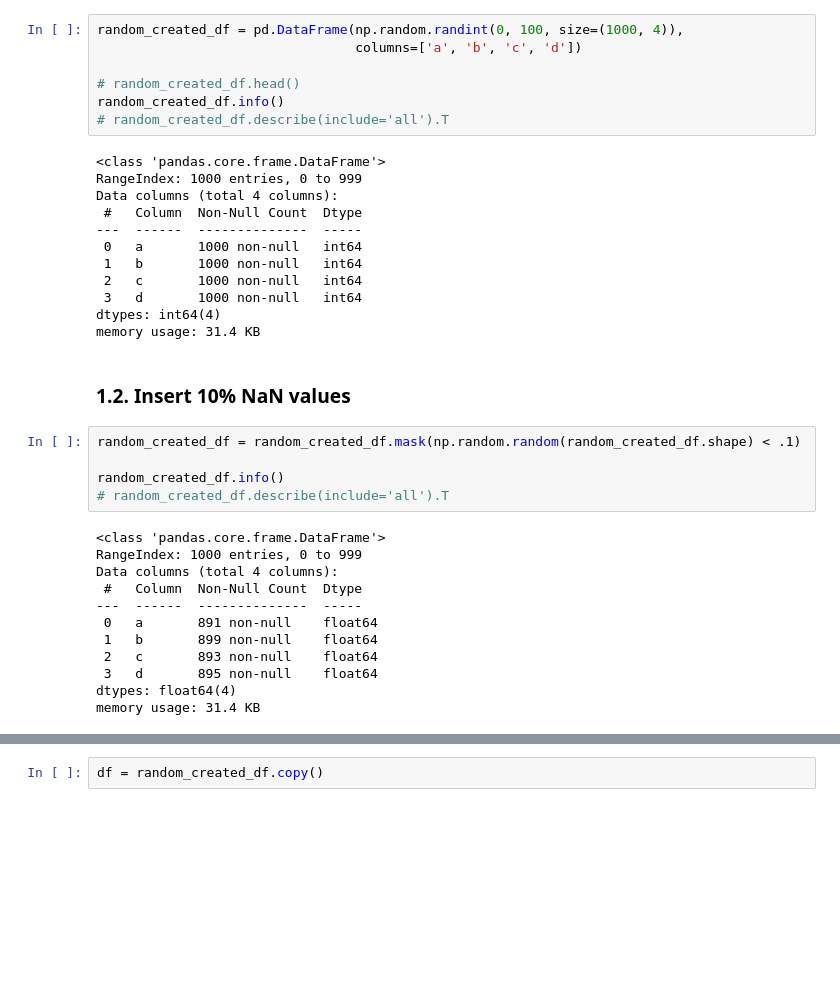
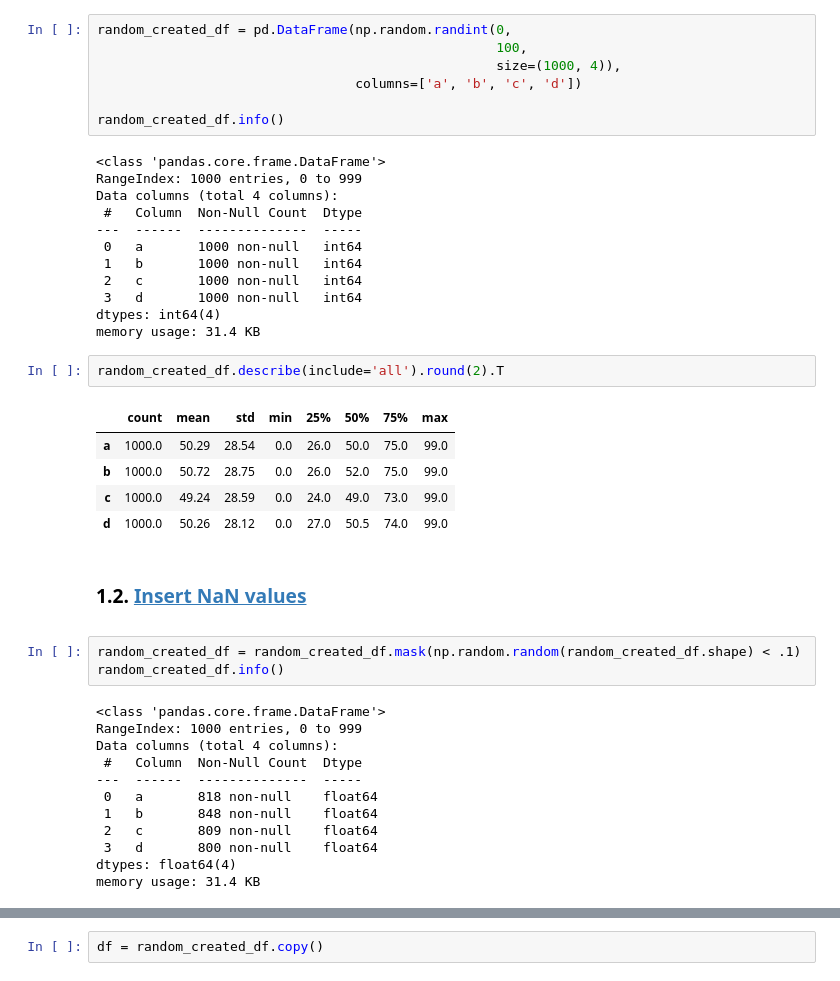
Before and after one commit to sqrt495/tips-and-tricks, a Jupyter notebook: Advanced_Pandas.ipynb, the cells around one changed output, grey strips where cells are left out. Saved outputs shown, nothing was run; the diff lists cells and outputs as text; blank space fills up the shorter version.

Commit message:
up pandas

```diff
--- a/Advanced_Pandas.ipynb
+++ b/Advanced_Pandas.ipynb
@@ -90,10 +75,10 @@ print(yesterday_bd)
 # %%
-random_created_df = pd.DataFrame(np.random.randint(0, 100, size=(1000, 4)),
+random_created_df = pd.DataFrame(np.random.randint(0,
+                                                   100,
+                                                   size=(1000, 4)),
                                  columns=['a', 'b', 'c', 'd'])
 
-# random_created_df.head()
 random_created_df.info()
-# random_created_df.describe(include='all').T
 # %% [output]
 <class 'pandas.core.frame.DataFrame'>
 RangeIndex: 1000 entries, 0 to 999
@@ -106,22 +91,29 @@ Data columns (total 4 columns):
  3   d       1000 non-null   int64
 dtypes: int64(4)
 memory usage: 31.4 KB
-# %% [markdown]
-### 1.2. Insert 10% NaN values
+# %%
+random_created_df.describe(include='all').round(2).T
+# %% [output]
+|  | count | mean | std | min | 25% | 50% | 75% | max |
+| a | 1000.0 | 50.29 | 28.54 | 0.0 | 26.0 | 50.0 | 75.0 | 99.0 |
+| b | 1000.0 | 50.72 | 28.75 | 0.0 | 26.0 | 52.0 | 75.0 | 99.0 |
+| c | 1000.0 | 49.24 | 28.59 | 0.0 | 24.0 | 49.0 | 73.0 | 99.0 |
+| d | 1000.0 | 50.26 | 28.12 | 0.0 | 27.0 | 50.5 | 74.0 | 99.0 |
+# %% [markdown]
+### 1.2. [Insert NaN values](https://stackoverflow.com/questions/39059032/randomly-insert-nas-values-in-a-pandas-dataframe)
+<a class="anchor" id="synth_nan"></a>
 # %%
 random_created_df = random_created_df.mask(np.random.random(random_created_df.shape) < .1)
-
 random_created_df.info()
-# random_created_df.describe(include='all').T
 # %% [output]
 <class 'pandas.core.frame.DataFrame'>
 RangeIndex: 1000 entries, 0 to 999
 Data columns (total 4 columns):
  #   Column  Non-Null Count  Dtype
 ---  ------  --------------  -----
- 0   a       891 non-null    float64
- 1   b       899 non-null    float64
- 2   c       893 non-null    float64
- 3   d       895 non-null    float64
+ 0   a       818 non-null    float64
+ 1   b       848 non-null    float64
+ 2   c       809 non-null    float64
+ 3   d       800 non-null    float64
 dtypes: float64(4)
 memory usage: 31.4 KB
```
Also changed, not shown: parts of 20 cells of this notebook.
